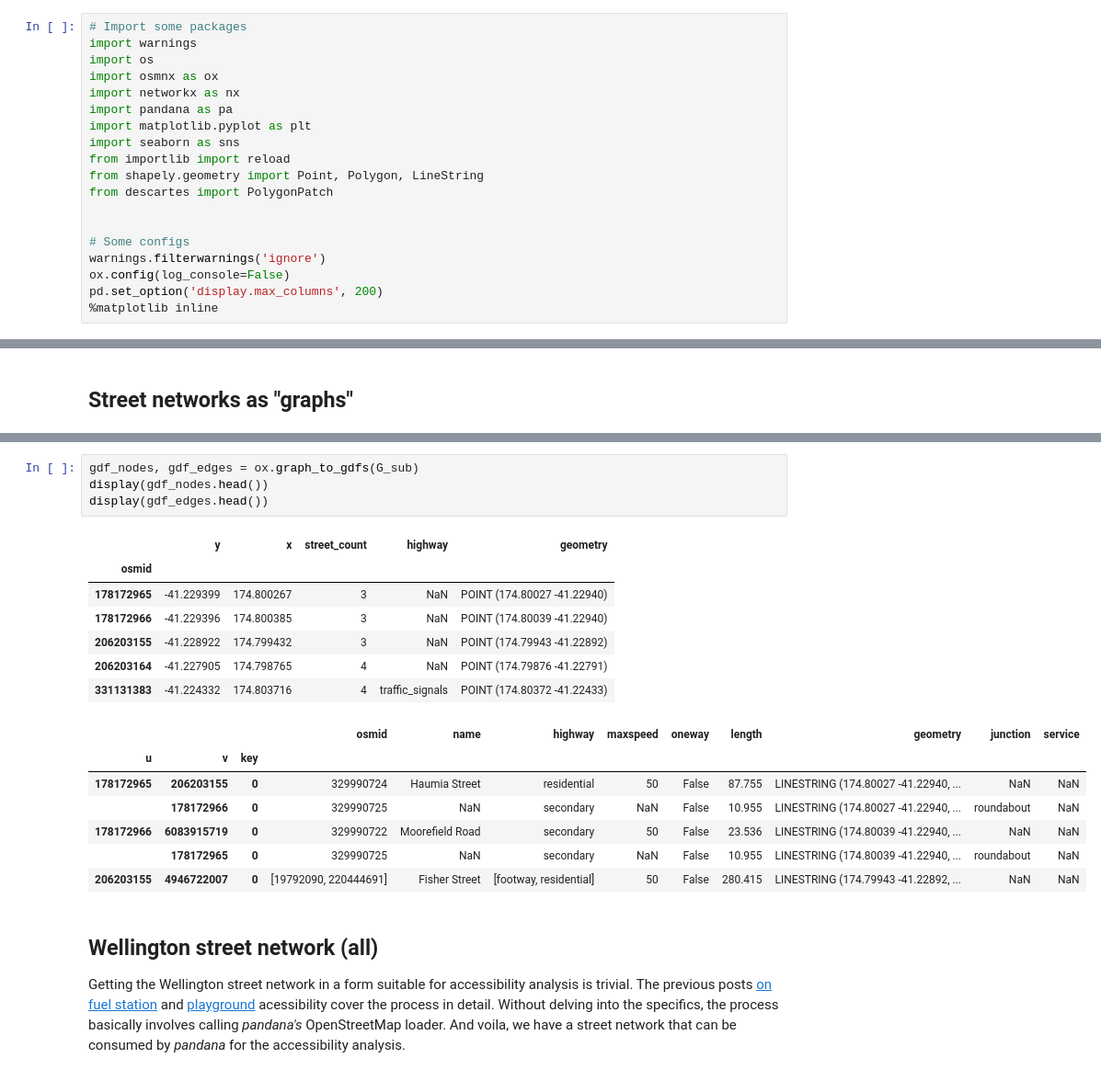
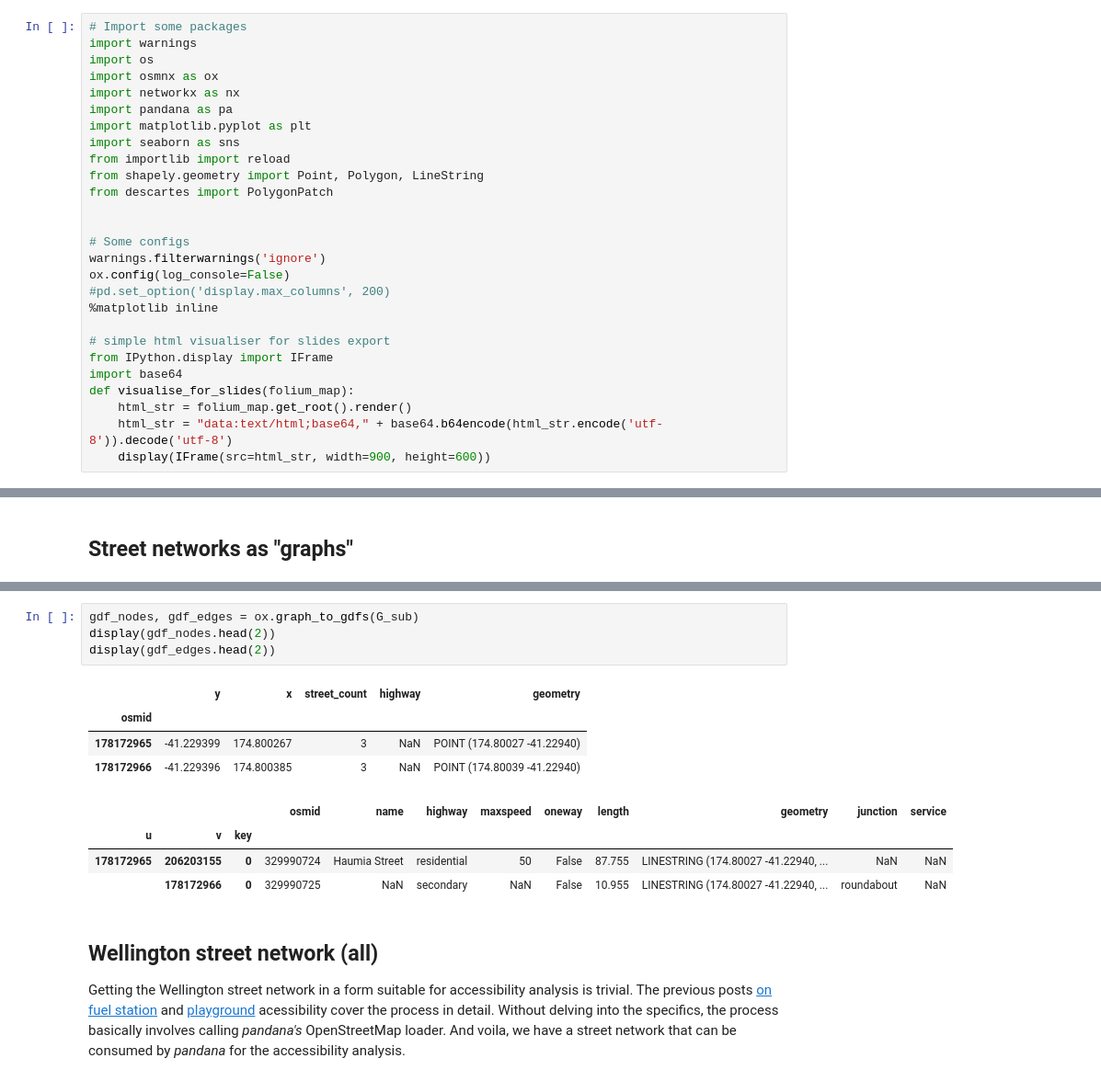
Before and after one commit to shriv/maptime-jul21, a Jupyter notebook: Walking to the park on a computer.ipynb, the cells around one changed output, grey strips where cells are left out. Shown at 92% size. Saved outputs shown, nothing was run; the diff lists cells and outputs as text.

```diff
--- a/Walking to the park on a computer.ipynb
+++ b/Walking to the park on a computer.ipynb
@@ -39,8 +42,16 @@ from descartes import PolygonPatch
 # Some configs
 warnings.filterwarnings('ignore')
 ox.config(log_console=False)
-pd.set_option('display.max_columns', 200)
+#pd.set_option('display.max_columns', 200)
 %matplotlib inline
+
+# simple html visualiser for slides export
+from IPython.display import IFrame
+import base64
+def visualise_for_slides(folium_map):
+    html_str = folium_map.get_root().render()
+    html_str = "data:text/html;base64," + base64.b64encode(html_str.encode('utf-8')).decode('utf-8')
+    display(IFrame(src=html_str, width=900, height=600))
 # %% [markdown]
 # Getting data for analysis
 # %% [markdown]
@@ -135,23 +152,17 @@ ox.plot_graph_folium(G_sub, map_playground)
 ![](./assets/small-undirected-network-labeled.png)
 # %%
 gdf_nodes, gdf_edges = ox.graph_to_gdfs(G_sub)
-display(gdf_nodes.head())
-display(gdf_edges.head())
+display(gdf_nodes.head(2))
+display(gdf_edges.head(2))
 # %% [output]
 |  | y | x | street_count | highway | geometry |
 | osmid |  |  |  |  |  |
 | 178172965 | -41.229399 | 174.800267 | 3 | NaN | POINT (174.80027 -41.22940) |
 | 178172966 | -41.229396 | 174.800385 | 3 | NaN | POINT (174.80039 -41.22940) |
-| 206203155 | -41.228922 | 174.799432 | 3 | NaN | POINT (174.79943 -41.22892) |
-| 206203164 | -41.227905 | 174.798765 | 4 | NaN | POINT (174.79876 -41.22791) |
-| 331131383 | -41.224332 | 174.803716 | 4 | traffic_signals | POINT (174.80372 -41.22433) |
 |  |  |  | osmid | name | highway | maxspeed | oneway | length | geometry | junction | service |
 | u | v | key |  |  |  |  |  |  |  |  |  |
 | 178172965 | 206203155 | 0 | 329990724 | Haumia Street | residential | 50 | False | 87.755 | LINESTRING (174.80027 -41.22940, ... | NaN | NaN |
 |  | 178172966 | 0 | 329990725 | NaN | secondary | NaN | False | 10.955 | LINESTRING (174.80027 -41.22940, ... | roundabout | NaN |
-| 178172966 | 6083915719 | 0 | 329990722 | Moorefield Road | secondary | 50 | False | 23.536 | LINESTRING (174.80039 -41.22940, ... | NaN | NaN |
-|  | 178172965 | 0 | 329990725 | NaN | secondary | NaN | False | 10.955 | LINESTRING (174.80039 -41.22940, ... | roundabout | NaN |
-| 206203155 | 4946722007 | 0 | [19792090, 220444691] | Fisher Street | [footway, residential] | 50 | False | 280.415 | LINESTRING (174.79943 -41.22892, ... | NaN | NaN |
 # %% [markdown]
 ## Wellington street network (all)
 Getting the Wellington street network in a form suitable for accessibility analysis is trivial. The previous posts [on fuel station](https://shriv.github.io/Fuel-Stations-Analysis-Part-3/) and [playground](https://shriv.github.io/Playgrounds-vs-pubs/) acessibility cover the process in detail. Without delving into the specifics, the process basically involves calling _pandana's_ OpenStreetMap loader. And voila, we have a street network that can be consumed by _pandana_ for the accessibility analysis.
```
Also changed, not shown: parts of 28 cells of this notebook, 1 other file.
